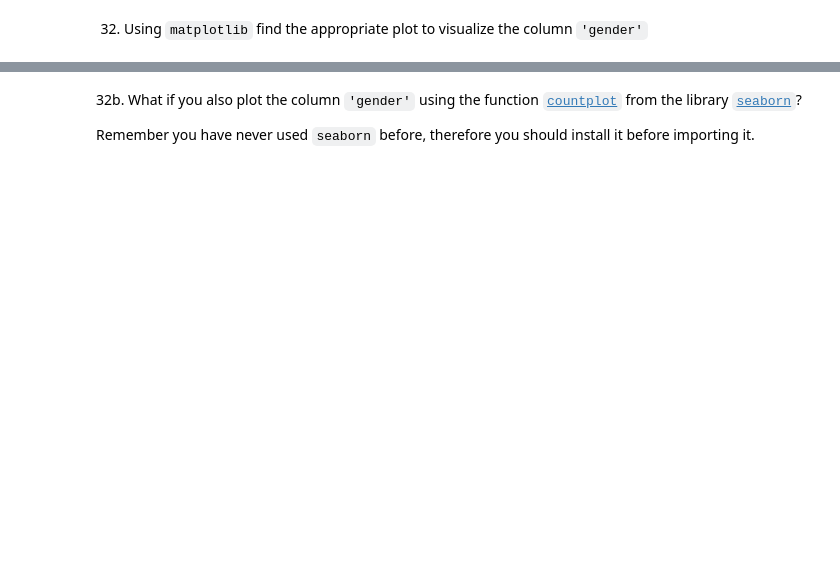
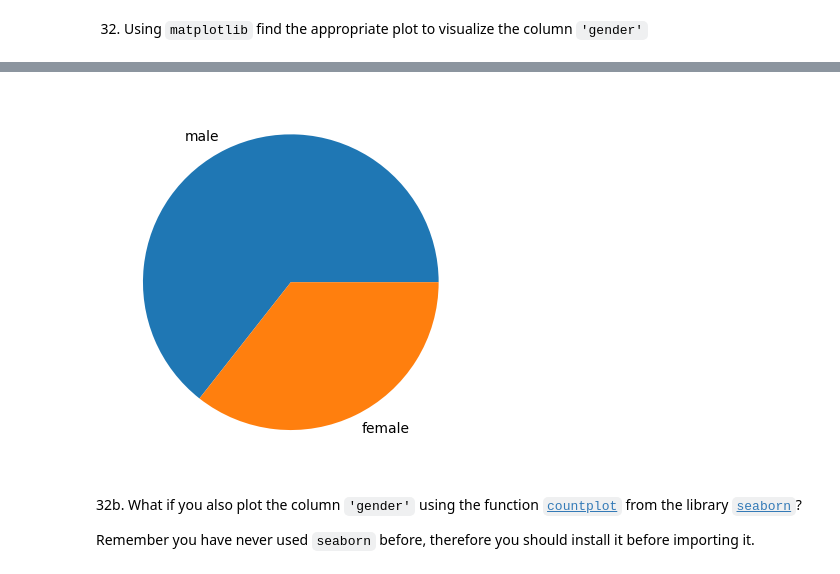
Before and after one commit to MNievas12/2409_dsft_thebridge, a Jupyter notebook: 2-Data_analysis/2-Pandas/Practica/7-Titanic/Titanic-exercise.ipynb, the cells around one changed output, grey strips where cells are left out. Saved outputs shown, nothing was run; the diff lists cells and outputs as text; code cells hidden in the pictures; blank space fills up the shorter version.

```diff
--- a/2-Data_analysis/2-Pandas/Practica/7-Titanic/Titanic-exercise.ipynb
+++ b/2-Data_analysis/2-Pandas/Practica/7-Titanic/Titanic-exercise.ipynb
@@ -101,3 +686,7 @@ Hint: There were two people with the same name, who?
+# %%
+plt.pie(titanic['gender'].value_counts(), labels=titanic['gender'].value_counts().index);
+# %% [output]
+[figure, added]
 # %% [markdown]
 32b. What if you also plot the column `'gender'` using the function [`countplot`](https://seaborn.pydata.org/generated/seaborn.countplot.html) from the library [`seaborn`](https://seaborn.pydata.org/)?
 
```
Also changed, not shown: parts of 71 cells of this notebook.
